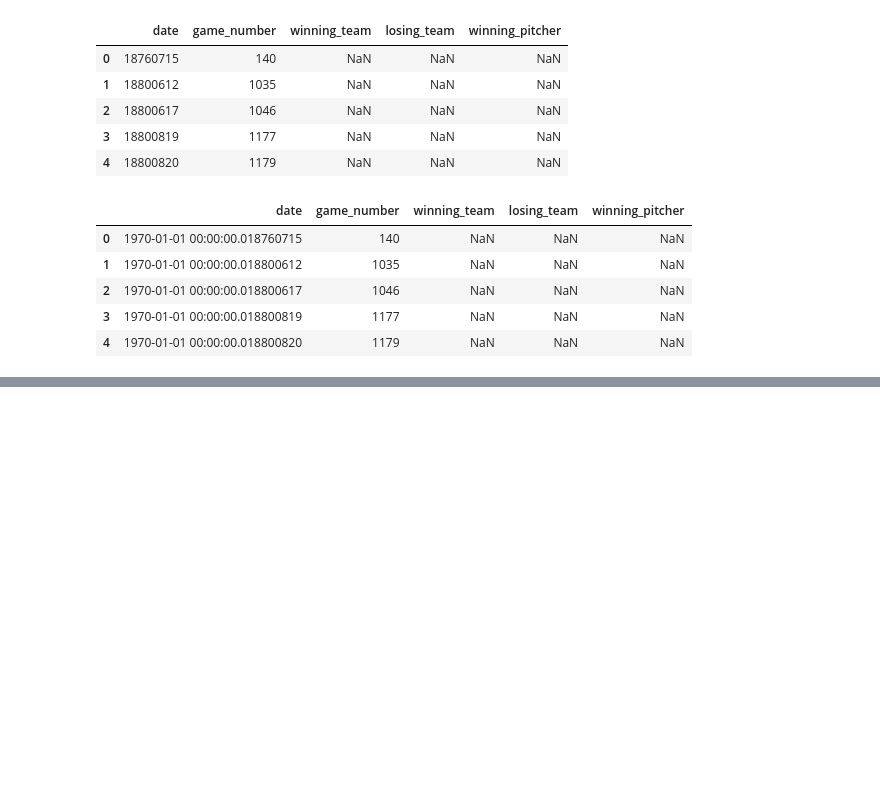
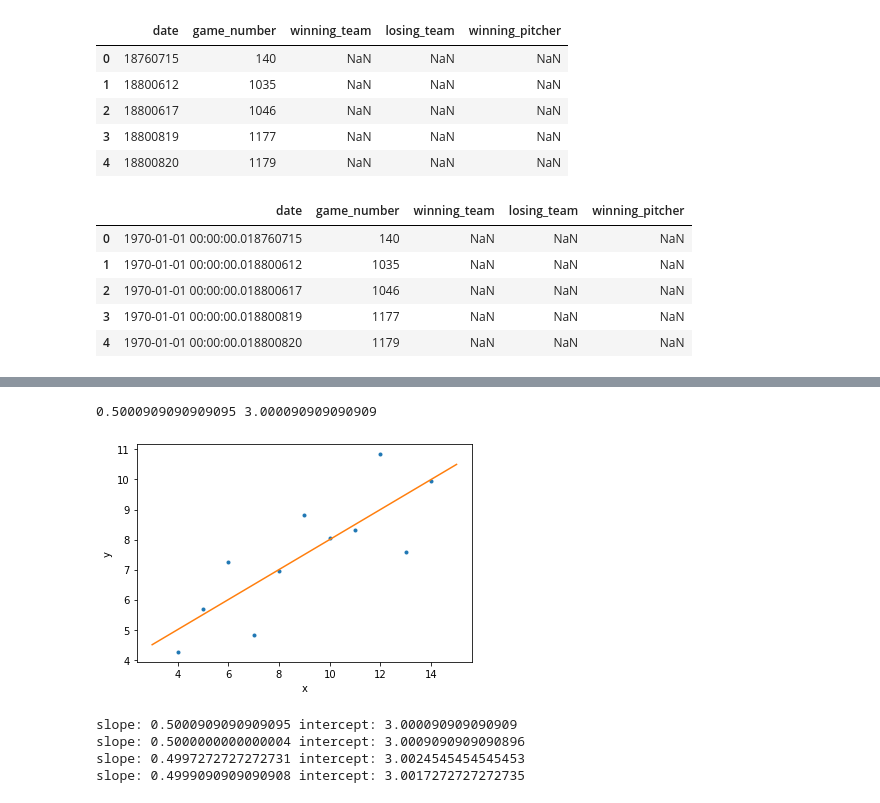
Before and after one commit to tobias-fyi/vela, a Jupyter notebook: ds/courses/datacamp/statistical_thinking/statistical_thinking_part2.ipynb, the cells around one changed output, grey strips where cells are left out. Saved outputs shown, nothing was run; the diff lists cells and outputs as text; code cells hidden in the pictures; blank space fills up the shorter version.

```diff
--- a/ds/courses/datacamp/statistical_thinking/statistical_thinking_part2.ipynb
+++ b/ds/courses/datacamp/statistical_thinking/statistical_thinking_part2.ipynb
@@ -113,0 +201,6 @@ plt.show()
+# %%
+# === Load and set up new data === #
+anscombe = pd.read_csv("assets/data/anscombe.csv", skiprows=1)
+x = anscombe["x"]
+y = anscombe["y"]
+anscombe.head()
@@ -113,0 +214,24 @@ plt.show()
+# %%
+# Perform linear regression: a, b
+a, b = np.polyfit(x, y, 1)
+
+# Print the slope and intercept
+print(a, b)
+
+# Generate theoretical x and y data: x_theor, y_theor
+x_theor = np.array([3, 15])
+y_theor = a * x_theor + b
+
+# Plot the Anscombe data and theoretical line
+_ = plt.plot(x, y, marker=".", linestyle="none")
+_ = plt.plot(x_theor, y_theor)
+
+# Label the axes
+plt.xlabel('x')
+plt.ylabel('y')
+
+# Show the plot
+plt.show()
+# %% [output]
+0.5000909090909095 3.000090909090909
+[figure, added]
@@ -113,0 +251,13 @@ plt.show()
+# %%
+# Iterate through x,y pairs
+for x, y in zip(anscombe_x, anscombe_y):
+    # Compute the slope and intercept: a, b
+    a, b = np.polyfit(x, y, 1)
+
+    # Print the result
+    print('slope:', a, 'intercept:', b)
+# %% [output]
+slope: 0.5000909090909095 intercept: 3.000090909090909
+slope: 0.5000000000000004 intercept: 3.0009090909090896
+slope: 0.4997272727272731 intercept: 3.0024545454545453
+slope: 0.4999090909090908 intercept: 3.0017272727272735
```
Also changed, not shown: parts of 36 cells of this notebook.
